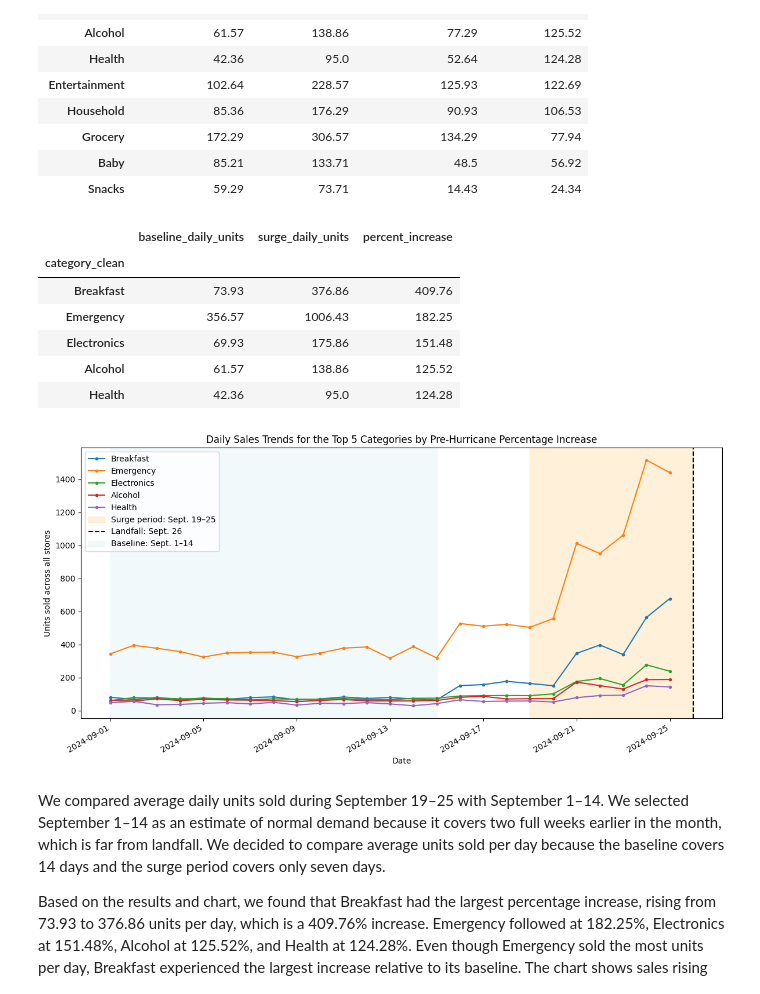
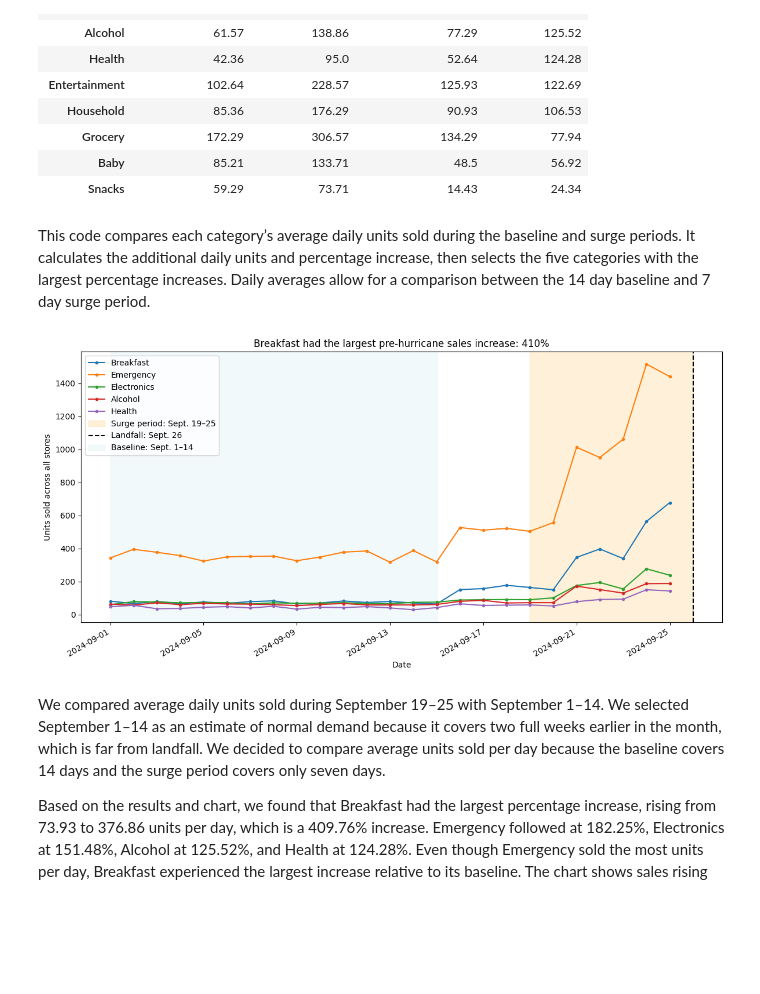
Before and after one commit to clairinelou/walmart-hurricane-project, a Jupyter notebook: notebooks/DS_2002_Project_Working_Doc.ipynb, the cells around one changed output. Drawn from its saved outputs; the diff is of its cells as text; code cells hidden in the pictures; blank space fills up the shorter version.

```diff
--- a/notebooks/DS_2002_Project_Working_Doc.ipynb
+++ b/notebooks/DS_2002_Project_Working_Doc.ipynb
@@ -2299,24 +2337,8 @@ top5 = (
 | Grocery | 172.29 | 306.57 | 134.29 | 77.94 |
 | Baby | 85.21 | 133.71 | 48.5 | 56.92 |
 | Snacks | 59.29 | 73.71 | 14.43 | 24.34 |
-# %%
-display(
-    surge_results[
-        [
-            "baseline_daily_units",
-            "surge_daily_units",
-            "percent_increase"
-        ]
-    ].head(5).round(2)
-)
-# %% [output]
-|  | baseline_daily_units | surge_daily_units | percent_increase |
-| category_clean |  |  |  |
-| Breakfast | 73.93 | 376.86 | 409.76 |
-| Emergency | 356.57 | 1006.43 | 182.25 |
-| Electronics | 69.93 | 175.86 | 151.48 |
-| Alcohol | 61.57 | 138.86 | 125.52 |
-| Health | 42.36 | 95.0 | 124.28 |
+# %% [markdown]
+This code compares each category’s average daily units sold during the baseline and surge periods. It calculates the additional daily units and percentage increase, then selects the five categories with the largest percentage increases. Daily averages allow for a comparison between the 14 day baseline and 7 day surge period.
 # %%
 import matplotlib.pyplot as plt
 
@@ -2334,35 +2356,35 @@ for category in top5:
 ax.axvspan(
     surge_start,
     landfall,
     color="orange",
     alpha=0.15,
     label="Surge period: Sept. 19–25"
 )
 
 ax.axvline(
     landfall,
     color="black",
     linestyle="--",
     label="Landfall: Sept. 26"
 )
 
-ax.set_title("Daily Sales Trends for the Top 5 Categories by Pre-Hurricane Percentage Increase")
+ax.set_title("Breakfast had the largest pre-hurricane sales increase: 410%")
 ax.set_xlabel("Date")
 ax.set_ylabel("Units sold across all stores")
 ax.axvspan(
     baseline_start,
     baseline_end + pd.Timedelta(days=1),
     color="lightblue",
     alpha=0.15,
     label="Baseline: Sept. 1–14"
 )
 ax.legend()
 
 fig.autofmt_xdate()
 plt.tight_layout()
 plt.show()
 # %% [output]
-[figure, old version]
+[figure, new version]
 # %% [markdown]
 We compared average daily units sold during September 19–25 with September 1–14. We selected September 1–14 as an estimate of normal demand because it covers two full weeks earlier in the month, which is far from landfall. We decided to compare average units sold per day because the baseline covers 14 days and the surge period covers only seven days.
 
```
Also changed, not shown: parts of 60 cells of this notebook.
